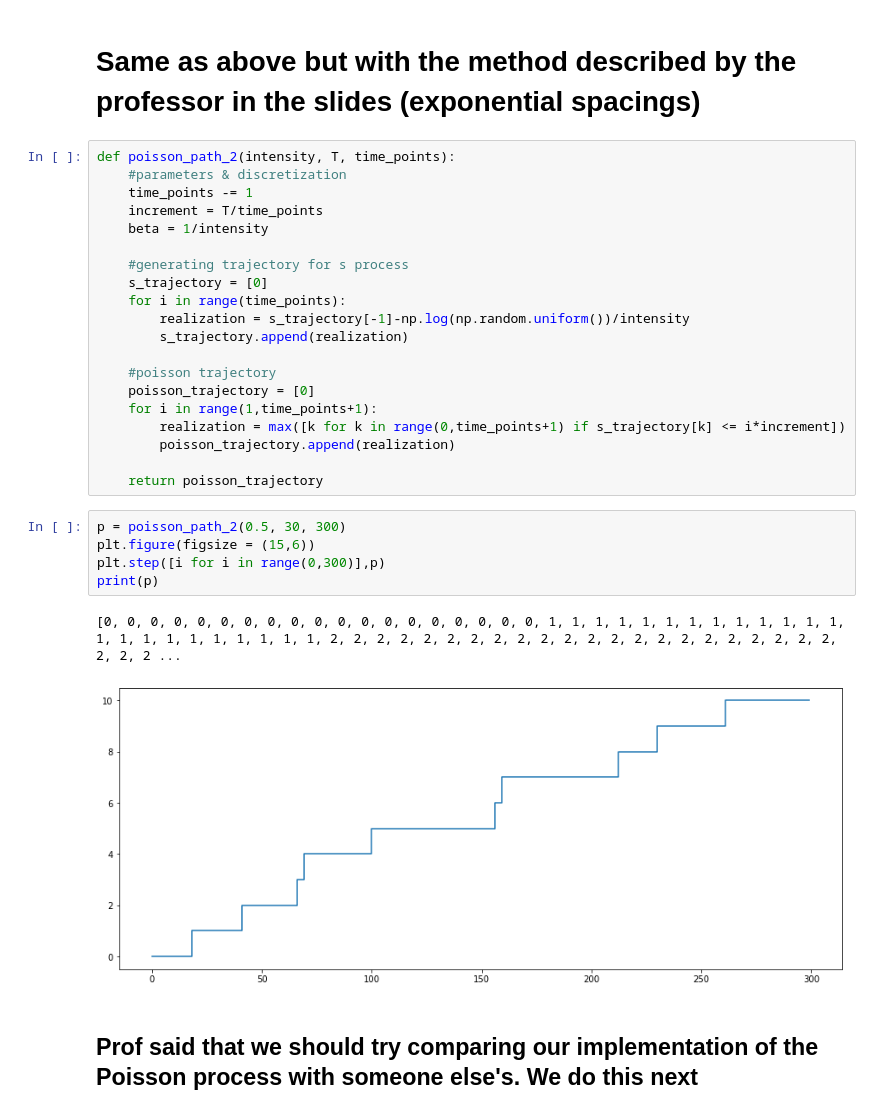
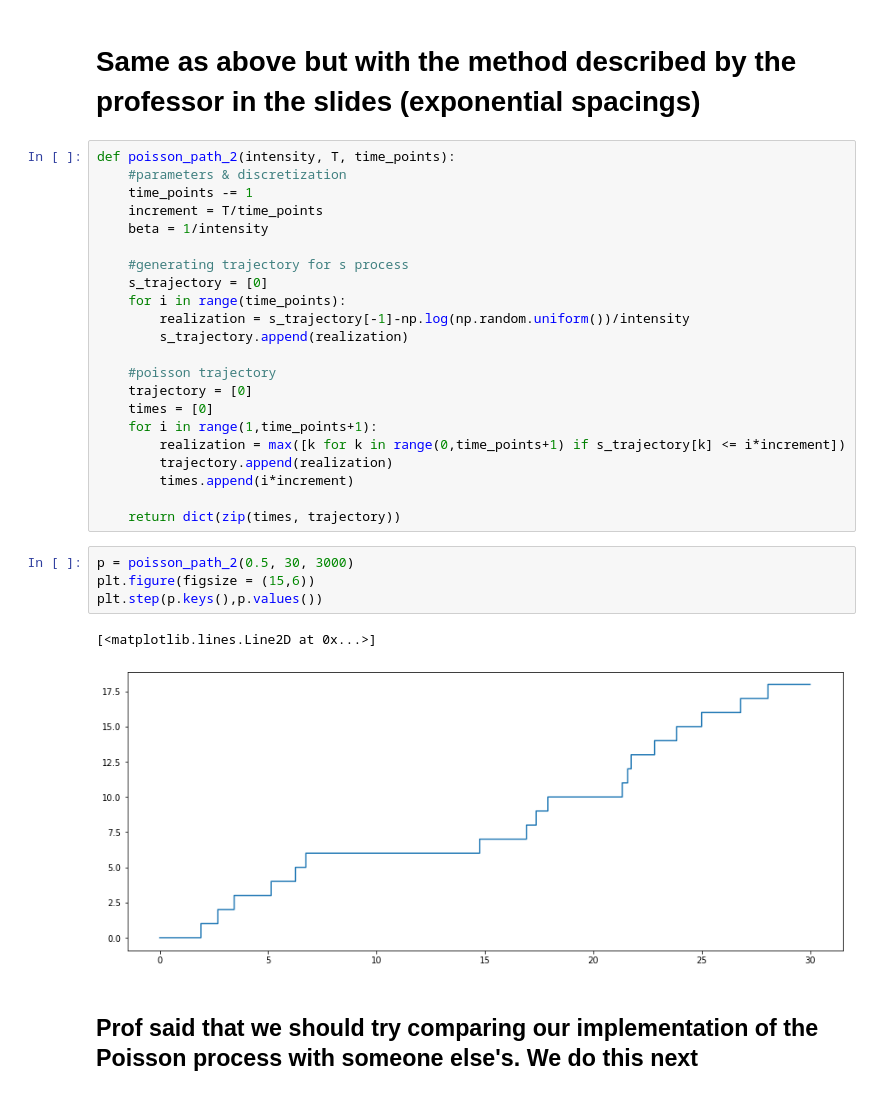
Before and after one commit to iatrogenic/levy-processes, a Jupyter notebook: Code/Simulations.ipynb, the cells around one changed output. Cells and saved outputs as stored; diff of their text form.

```diff
--- a/Code/Simulations.ipynb
+++ b/Code/Simulations.ipynb
@@ -75,20 +75,21 @@ def poisson_path_2(intensity, T, time_points):
         s_trajectory.append(realization)
 
     #poisson trajectory
-    poisson_trajectory = [0]
+    trajectory = [0]
+    times = [0]
     for i in range(1,time_points+1):
         realization = max([k for k in range(0,time_points+1) if s_trajectory[k] <= i*increment])
-        poisson_trajectory.append(realization)
+        trajectory.append(realization)
+        times.append(i*increment)
 
-    return poisson_trajectory
+    return dict(zip(times, trajectory))
 # %%
-p = poisson_path_2(0.5, 30, 300)
+p = poisson_path_2(0.5, 30, 3000)
 plt.figure(figsize = (15,6))
-plt.step([i for i in range(0,300)],p)
-print(p)
+plt.step(p.keys(),p.values())
 # %% [output]
-[0, 0, 0, 0, 0, 0, 0, 0, 0, 0, 0, 0, 0, 0, 0, 0, 0, 0, 0, 1, 1, 1, 1, 1, 1, 1, 1, 1, 1, 1, 1, 1, 1, 1, 1, 1, 1, 1, 1, 1, 1, 1, 2, 2, 2, 2, 2, 2, 2, 2, 2, 2, 2, 2, 2, 2, 2, 2, 2, 2, 2, 2, 2, 2, 2, 2, 2 ...
+[<matplotlib.lines.Line2D at 0x...>]
-[figure, old version]
+[figure, new version]
 # %% [markdown]
 ## Prof said that we should try comparing our implementation of the Poisson process with someone else's. We do this next
 # %% [markdown]
```
Also changed, not shown: parts of 11 cells of this notebook.
